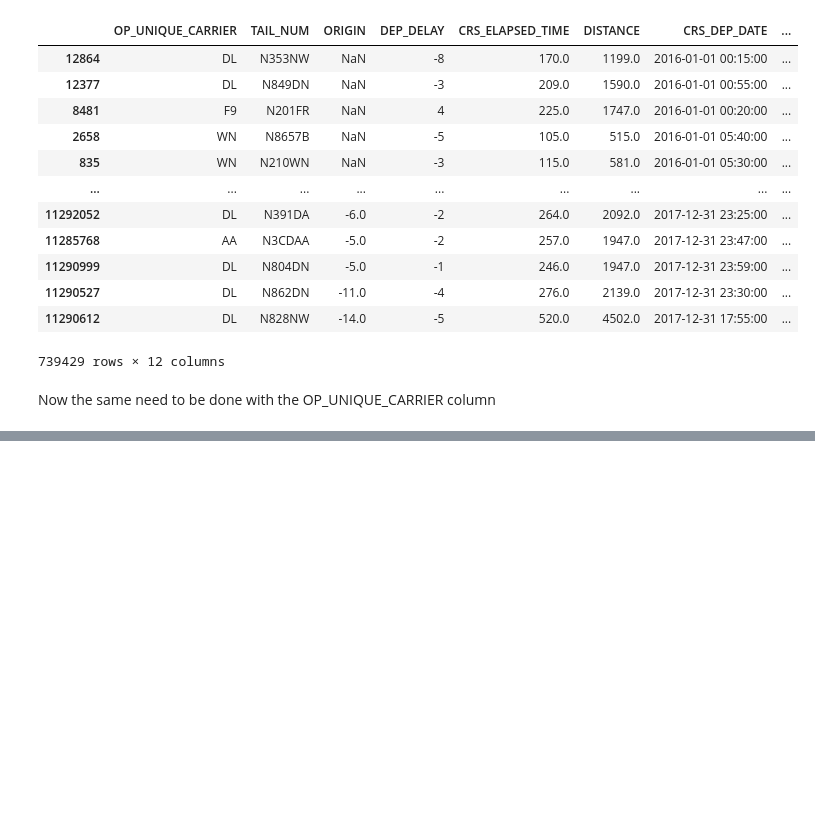
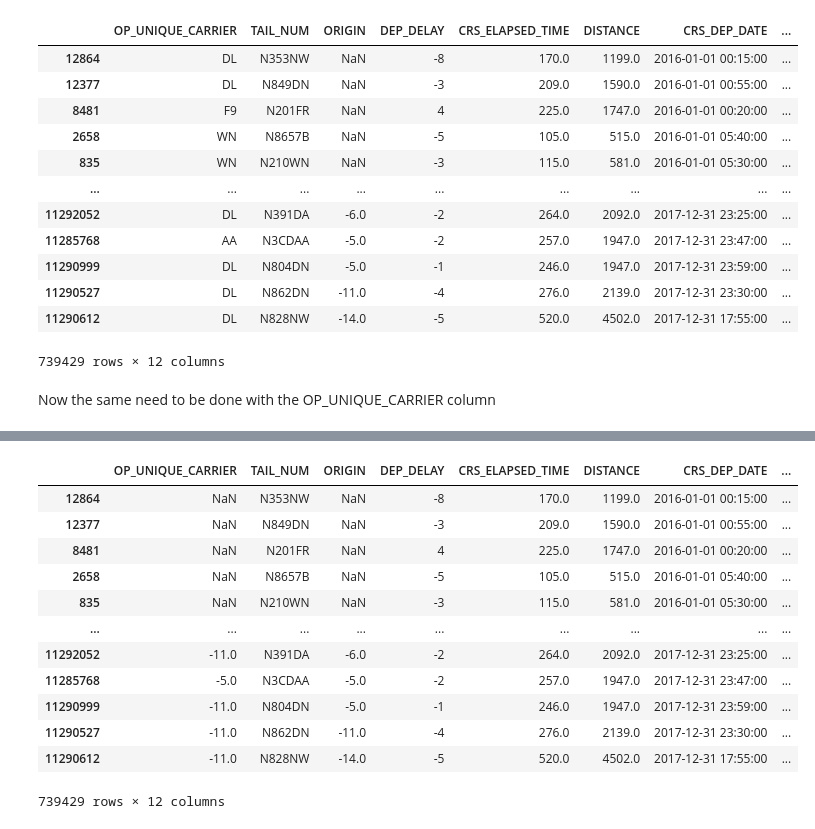
Before and after one commit to chrigHub/PertubationThesis, a Jupyter notebook: main/preparation/01_flight_prep.ipynb, the cells around one changed output, grey strips where cells are left out. Cells and saved outputs as stored; diff of their text form; code cells hidden in the pictures; blank space fills up the shorter version.

```diff
--- a/main/preparation/01_flight_prep.ipynb
+++ b/main/preparation/01_flight_prep.ipynb
@@ -1524,0 +1548,4 @@ ax2.bar(labels, 1)
+# %%
+carrier_med_delays_2016.pop("AS")
+unique_carriers_median = atl_flights_2017["OP_UNIQUE_CARRIER"].apply(lambda c: carrier_med_delays_2016.get(c))
+unique_carriers_median
@@ -1524,0 +1565,7 @@ ax2.bar(labels, 1)
+# %%
+print(f"Number of NaN values: {sum(unique_carriers_median.isna())}")
+print(f"Inserting median of seen delays in 2016 for NaN: {np.median(list(carrier_med_delays_2016.values()))}")
+unique_carriers_median = unique_carriers_median.fillna(np.median(list(carrier_med_delays_2016.values())))
+print("=========")
+print(f"Number of NaN values after operation: {sum(unique_carriers_median.isna())}")
+unique_carriers_median
@@ -1525,2 +1589,20 @@ ax2.bar(labels, 1)
+# %%
+atl_flights["OP_UNIQUE_CARRIER"] = np.NaN
+atl_flights["OP_UNIQUE_CARRIER"] = unique_carriers_median
+atl_flights
+# %% [output]
+|  | OP_UNIQUE_CARRIER | TAIL_NUM | ORIGIN | DEP_DELAY | CRS_ELAPSED_TIME | DISTANCE | CRS_DEP_DATE | ... |
+| 12864 | NaN | N353NW | NaN | -8 | 170.0 | 1199.0 | 2016-01-01 00:15:00 | ... |
+| 12377 | NaN | N849DN | NaN | -3 | 209.0 | 1590.0 | 2016-01-01 00:55:00 | ... |
+| 8481 | NaN | N201FR | NaN | 4 | 225.0 | 1747.0 | 2016-01-01 00:20:00 | ... |
+| 2658 | NaN | N8657B | NaN | -5 | 105.0 | 515.0 | 2016-01-01 05:40:00 | ... |
+| 835 | NaN | N210WN | NaN | -3 | 115.0 | 581.0 | 2016-01-01 05:30:00 | ... |
+| ... | ... | ... | ... | ... | ... | ... | ... | ... |
+| 11292052 | -11.0 | N391DA | -6.0 | -2 | 264.0 | 2092.0 | 2017-12-31 23:25:00 | ... |
+| 11285768 | -5.0 | N3CDAA | -5.0 | -2 | 257.0 | 1947.0 | 2017-12-31 23:47:00 | ... |
+| 11290999 | -11.0 | N804DN | -5.0 | -1 | 246.0 | 1947.0 | 2017-12-31 23:59:00 | ... |
+| 11290527 | -11.0 | N862DN | -11.0 | -4 | 276.0 | 2139.0 | 2017-12-31 23:30:00 | ... |
+| 11290612 | -11.0 | N828NW | -14.0 | -5 | 520.0 | 4502.0 | 2017-12-31 17:55:00 | ... |
+739429 rows × 12 columns
 # %%
 atl_flights.to_pickle(os.path.join(OUTPUT_FOLDER, "01_flights.pkl"))
```
Also changed, not shown: parts of 5 cells of this notebook, 1 other file.
